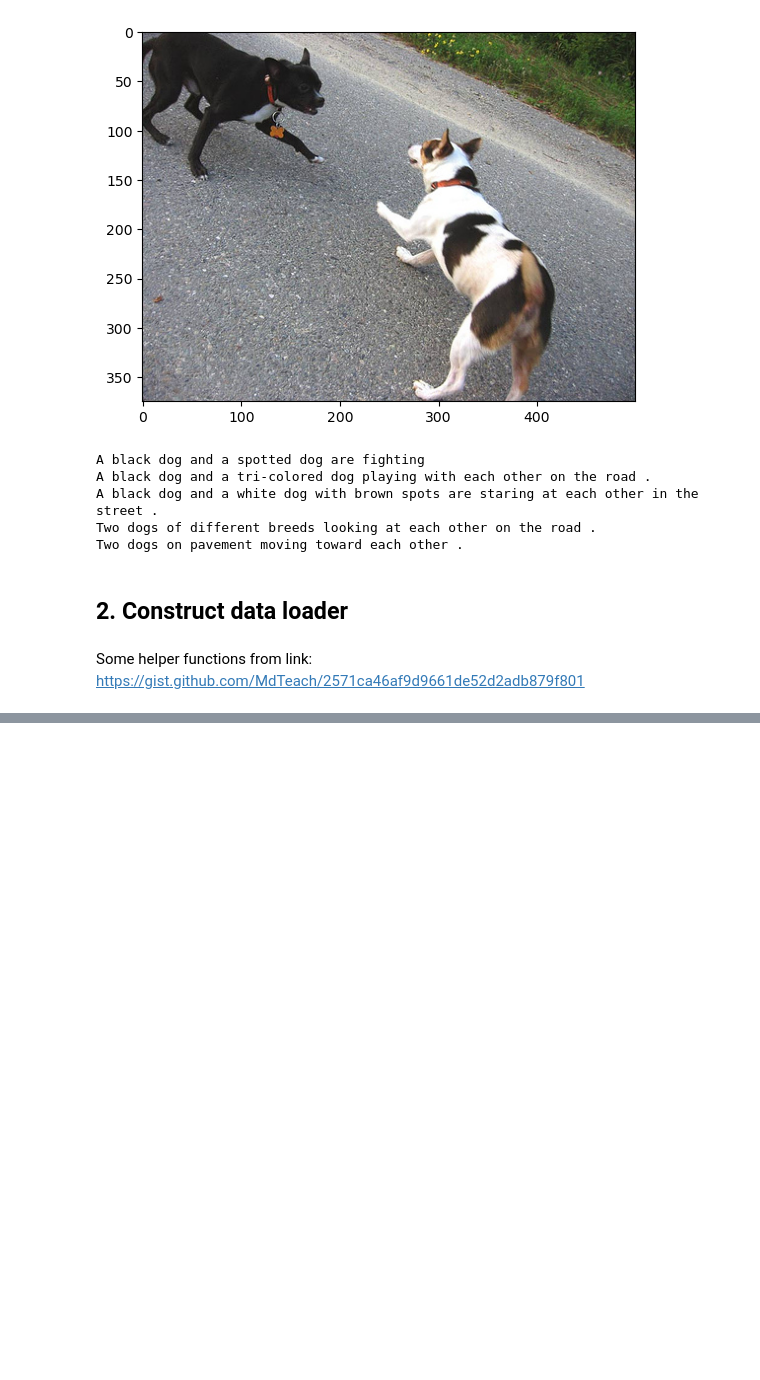
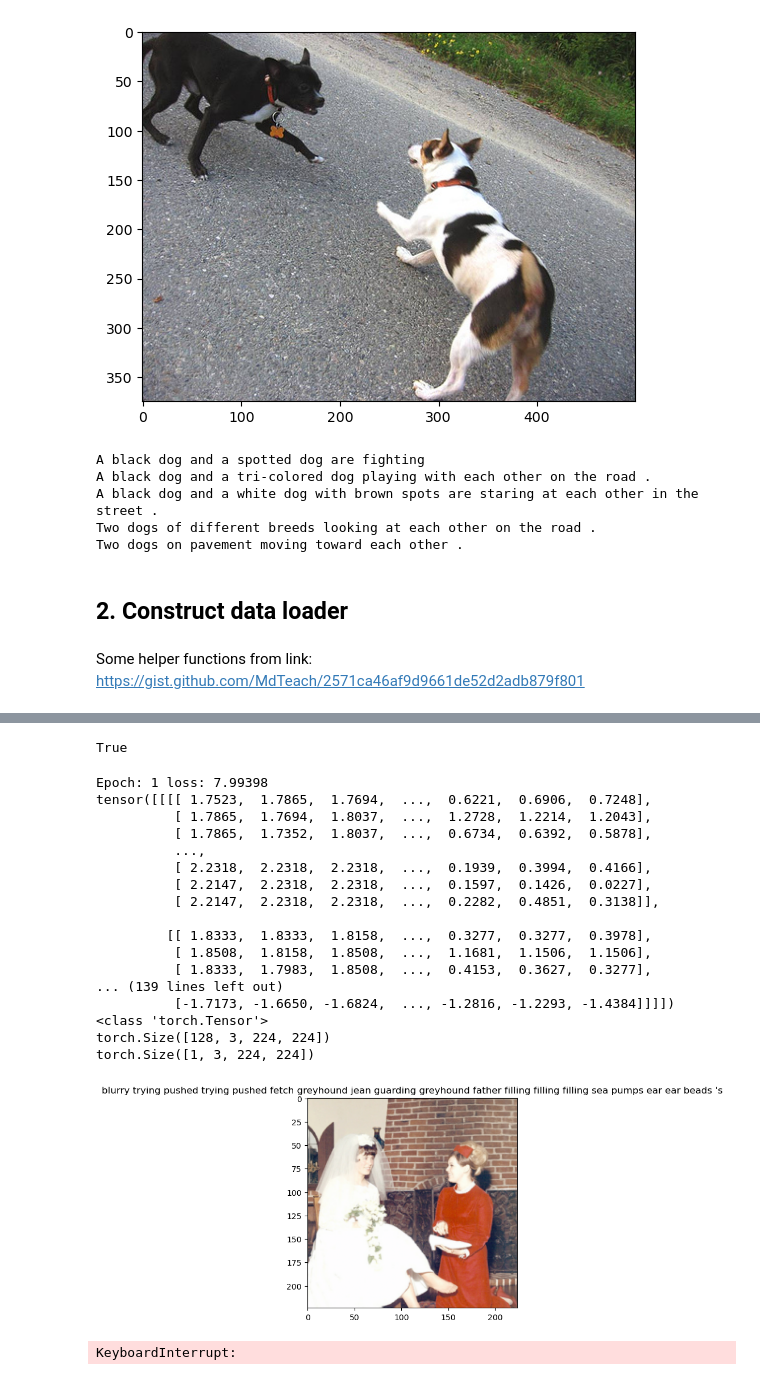
Before and after one commit to HuanYitiao/SSY340-dml-image-captioning, a Jupyter notebook: Image-Captioning-CNN-RNN.ipynb, the cells around one changed output, grey strips where cells are left out. Saved outputs shown, nothing was run; the diff lists cells and outputs as text; code cells hidden in the pictures; blank space fills up the shorter version.

Commit message:
Give a figure and run

```diff
--- a/Image-Captioning-CNN-RNN.ipynb
+++ b/Image-Captioning-CNN-RNN.ipynb
@@ -109,0 +390,79 @@ from torch.utils.data import DataLoader,Dataset
+# %%
+device = torch.device("cuda" if torch.cuda.is_available() else "cpu")
+torch.cuda.is_available()
+# %% [output]
+True
+# %%
+embed_size = 400
+hidden_size = 512
+vocab_size = len(dataset.vocab)
+num_layers = 2
+learning_rate = 0.0001
+num_epochs = 2
+# %%
+model = EncoderDecoder(embed_size, hidden_size, vocab_size, num_layers).to(device)
+criterion = nn.CrossEntropyLoss(ignore_index=dataset.vocab.stoi["<PAD>"])
+optimizer = optim.Adam(model.parameters(), lr=learning_rate)
+# %%
+num_epochs = 1
+print_every = 1
+
+for epoch in range(1,num_epochs+1):
+    for idx, (image, captions) in enumerate(iter(data_loader)):
+        image,captions = image.to(device),captions.to(device)
+
+        # Zero the gradients.
+        optimizer.zero_grad()
+
+        # Feed forward
+        outputs = model(image, captions)
+
+        # Calculate the batch loss.
+        loss = criterion(outputs.view(-1, vocab_size), captions.view(-1))
+
+
+        # Backward pass.
+        loss.backward()
+
+        # Update the parameters in the optimizer.
+        optimizer.step()
+
+        if (idx+1)%print_every == 0:
+            print("Epoch: {} loss: {:.5f}".format(epoch,loss.item()))
+
+
+            #generate the caption
+            model.eval()
+            with torch.no_grad():
+                dataiter = iter(data_loader)
+                img,_ = next(dataiter)
+                print(img)
+                print(type(img))
+                print(img.shape)
+                print(img[0:1].shape)
+                features = model.encoder(img[0:1].to(device))
+                caps = model.decoder.generate_caption(features.unsqueeze(0),vocab=dataset.vocab)
+                caption = ' '.join(caps)
+                show_image(img[0],title=caption)
+
+            model.train()
+# %% [output]
+Epoch: 1 loss: 7.99398
+tensor([[[[ 1.7523,  1.7865,  1.7694,  ...,  0.6221,  0.6906,  0.7248],
+          [ 1.7865,  1.7694,  1.8037,  ...,  1.2728,  1.2214,  1.2043],
+          [ 1.7865,  1.7352,  1.8037,  ...,  0.6734,  0.6392,  0.5878],
+          ...,
+          [ 2.2318,  2.2318,  2.2318,  ...,  0.1939,  0.3994,  0.4166],
+          [ 2.2147,  2.2318,  2.2318,  ...,  0.1597,  0.1426,  0.0227],
+          [ 2.2147,  2.2318,  2.2318,  ...,  0.2282,  0.4851,  0.3138]],
+
+         [[ 1.8333,  1.8333,  1.8158,  ...,  0.3277,  0.3277,  0.3978],
+          [ 1.8508,  1.8158,  1.8508,  ...,  1.1681,  1.1506,  1.1506],
+          [ 1.8333,  1.7983,  1.8508,  ...,  0.4153,  0.3627,  0.3277],
+... (139 lines left out)
+          [-1.7173, -1.6650, -1.6824,  ..., -1.2816, -1.2293, -1.4384]]]])
+<class 'torch.Tensor'>
+torch.Size([128, 3, 224, 224])
+torch.Size([1, 3, 224, 224])
+[figure, added]
+KeyboardInterrupt:
```
Also changed, not shown: parts of 15 cells of this notebook.
